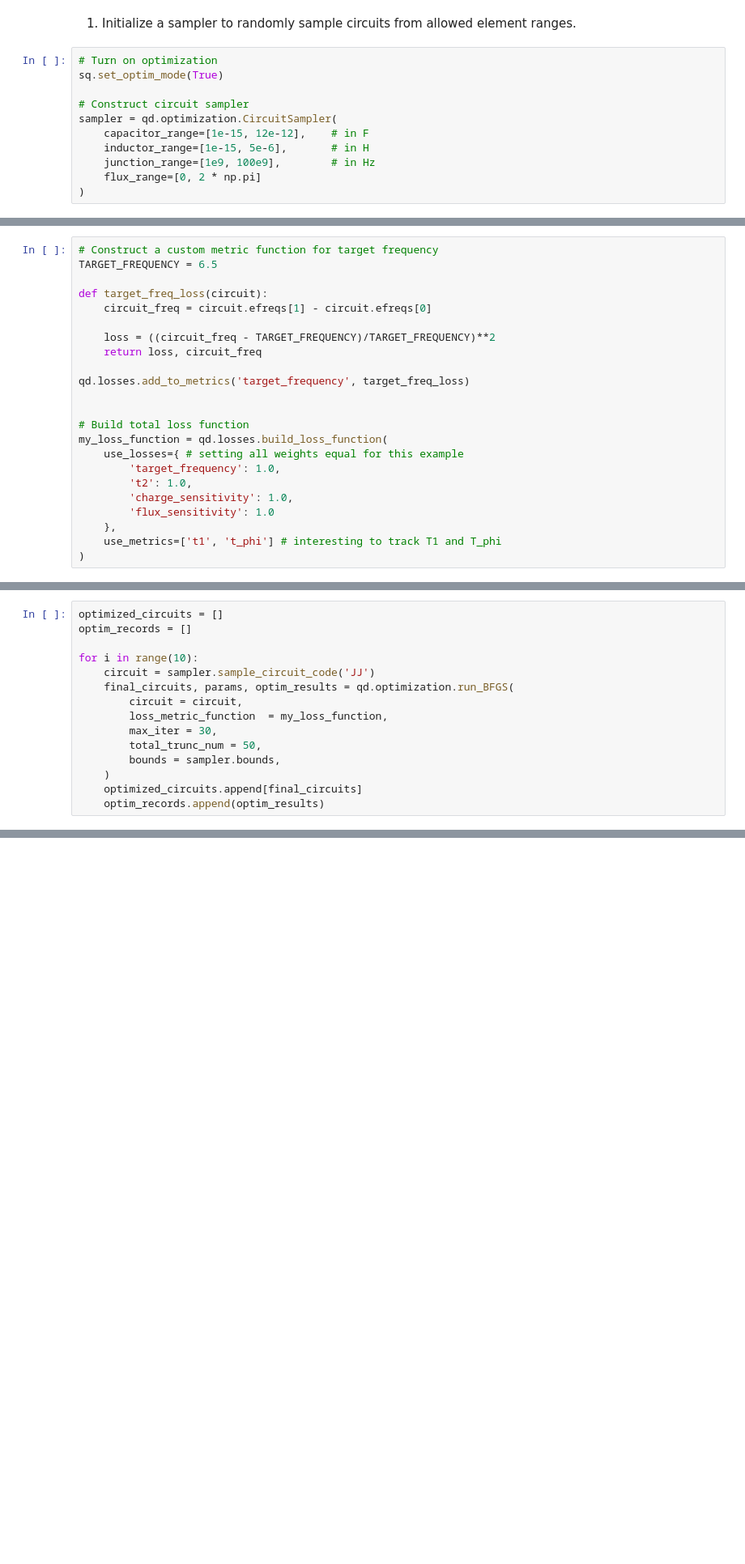
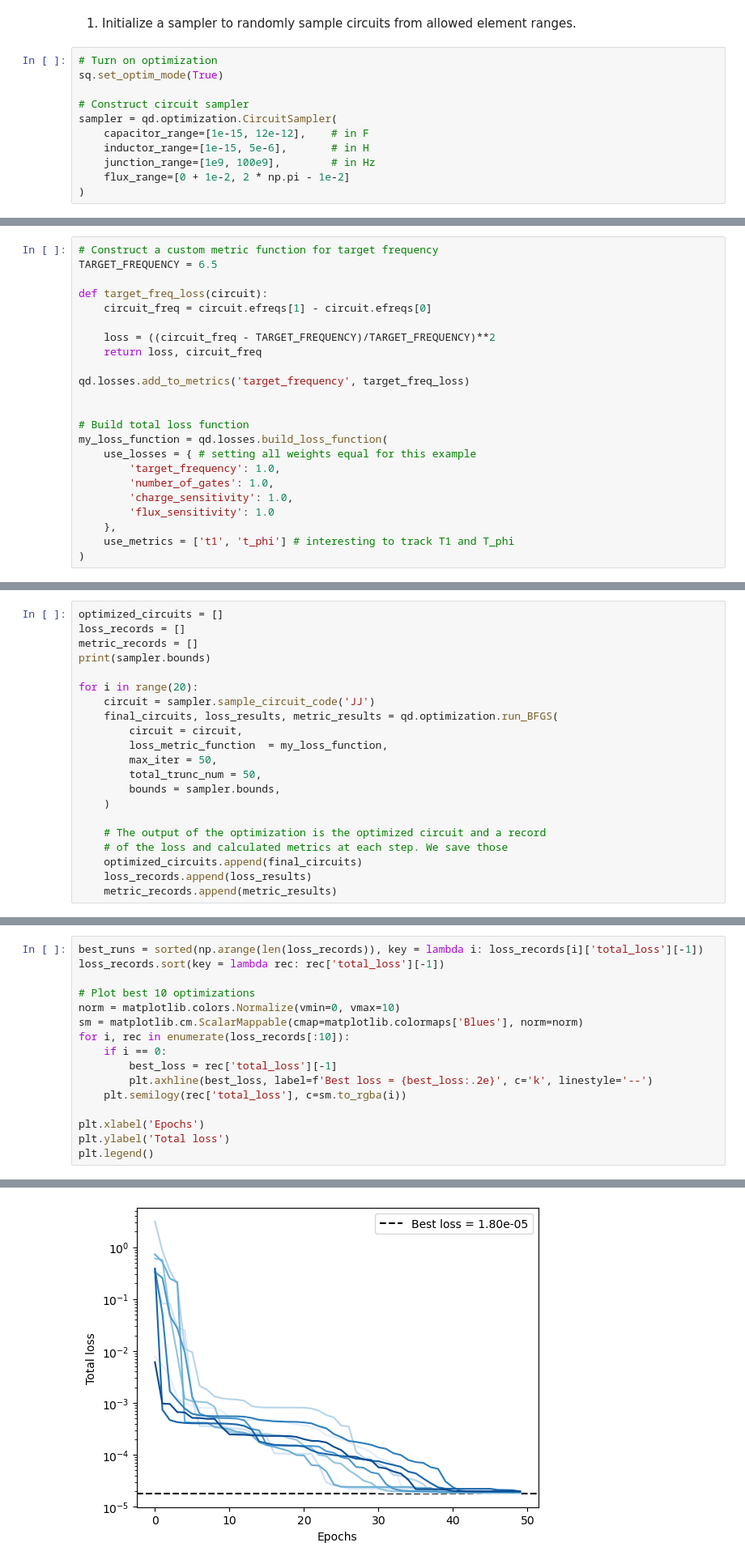
Before and after one commit to stanfordLINQS/Qubit-Discovery, a Jupyter notebook: tutorials/QD_transmon-optim.ipynb, the cells around one changed output, grey strips where cells are left out. Shown at 81% size. Cells and saved outputs as stored; diff of their text form; blank space fills up the shorter version.

```diff
--- a/tutorials/QD_transmon-optim.ipynb
+++ b/tutorials/QD_transmon-optim.ipynb
@@ -20,7 +19,7 @@ sampler = qd.optimization.CircuitSampler(
     capacitor_range=[1e-15, 12e-12],    # in F
     inductor_range=[1e-15, 5e-6],       # in H
     junction_range=[1e9, 100e9],        # in Hz
-    flux_range=[0, 2 * np.pi]
+    flux_range=[0 + 1e-2, 2 * np.pi - 1e-2]
 )
 # %% [markdown]
 2. Construct loss function, using some built-in and some custom metrics. We'll optimize for
@@ -42,12 +41,12 @@ qd.losses.add_to_metrics('target_frequency', target_freq_loss)
 
 # Build total loss function
 my_loss_function = qd.losses.build_loss_function(
-    use_losses={ # setting all weights equal for this example
+    use_losses = { # setting all weights equal for this example
         'target_frequency': 1.0,
-        't2': 1.0,
+        'number_of_gates': 1.0,
         'charge_sensitivity': 1.0,
         'flux_sensitivity': 1.0
     },
-    use_metrics=['t1', 't_phi'] # interesting to track T1 and T_phi
+    use_metrics = ['t1', 't_phi'] # interesting to track T1 and T_phi
 )
 # %% [markdown]
@@ -55,16 +54,22 @@ my_loss_function = qd.losses.build_loss_function(
 # %%
 optimized_circuits = []
-optim_records = []
+loss_records = []
+metric_records = []
+print(sampler.bounds)
 
-for i in range(10):
+for i in range(20):
     circuit = sampler.sample_circuit_code('JJ')
-    final_circuits, params, optim_results = qd.optimization.run_BFGS(
+    final_circuits, loss_results, metric_results = qd.optimization.run_BFGS(
         circuit = circuit,
         loss_metric_function  = my_loss_function,
-        max_iter = 30,
+        max_iter = 50,
         total_trunc_num = 50,
         bounds = sampler.bounds,
     )
-    optimized_circuits.append[final_circuits]
-    optim_records.append(optim_results)
+
+    # The output of the optimization is the optimized circuit and a record
+    # of the loss and calculated metrics at each step. We save those
+    optimized_circuits.append(final_circuits)
+    loss_records.append(loss_results)
+    metric_records.append(metric_results)
 # %% [output]
@@ -94,0 +95,17 @@ If
+# %%
+best_runs = sorted(np.arange(len(loss_records)), key = lambda i: loss_records[i]['total_loss'][-1])
+loss_records.sort(key = lambda rec: rec['total_loss'][-1])
+
+# Plot best 10 optimizations
+norm = matplotlib.colors.Normalize(vmin=0, vmax=10)
+sm = matplotlib.cm.ScalarMappable(cmap=matplotlib.colormaps['Blues'], norm=norm)
+for i, rec in enumerate(loss_records[:10]):
+    if i == 0:
+        best_loss = rec['total_loss'][-1]
+        plt.axhline(best_loss, label=f'Best loss = {best_loss:.2e}', c='k', linestyle='--')
+    plt.semilogy(rec['total_loss'], c=sm.to_rgba(i))
+
+plt.xlabel('Epochs')
+plt.ylabel('Total loss')
+plt.legend()
+# %% [output]
@@ -94,0 +113 @@ If
+[figure, added]
```
Also changed, not shown: parts of 14 cells of this notebook, 5 other files.
